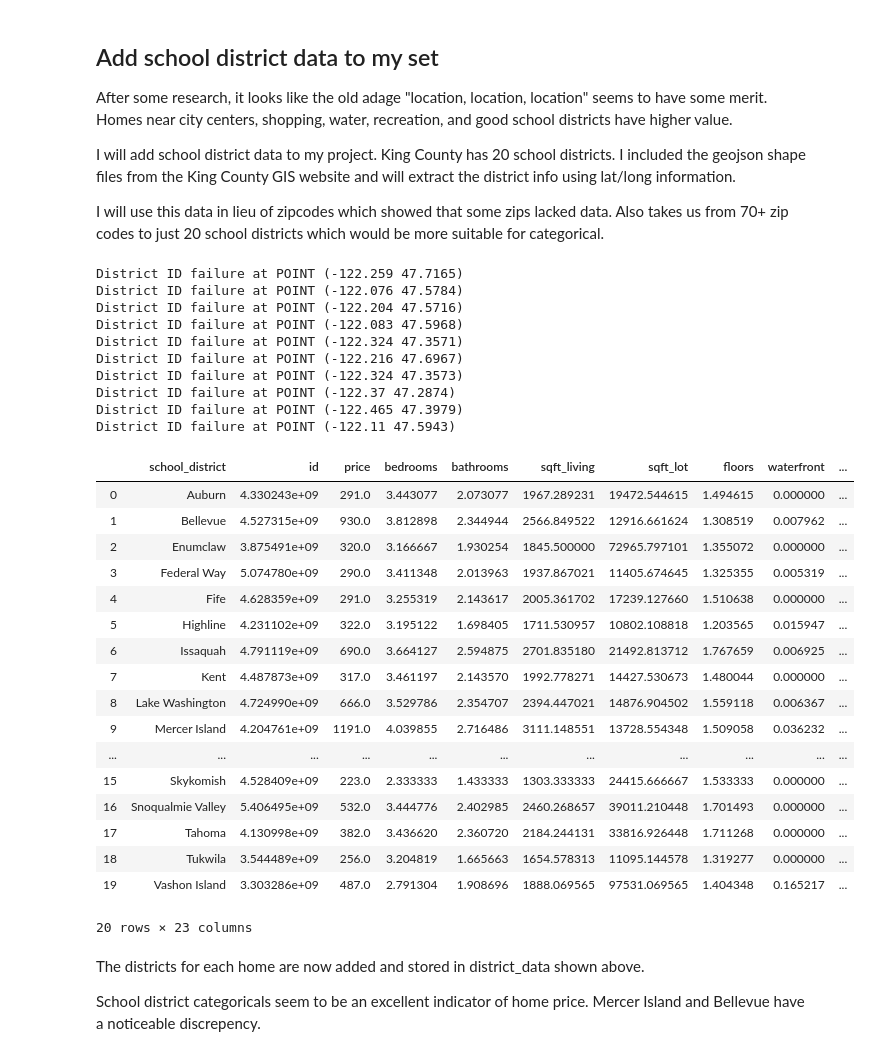
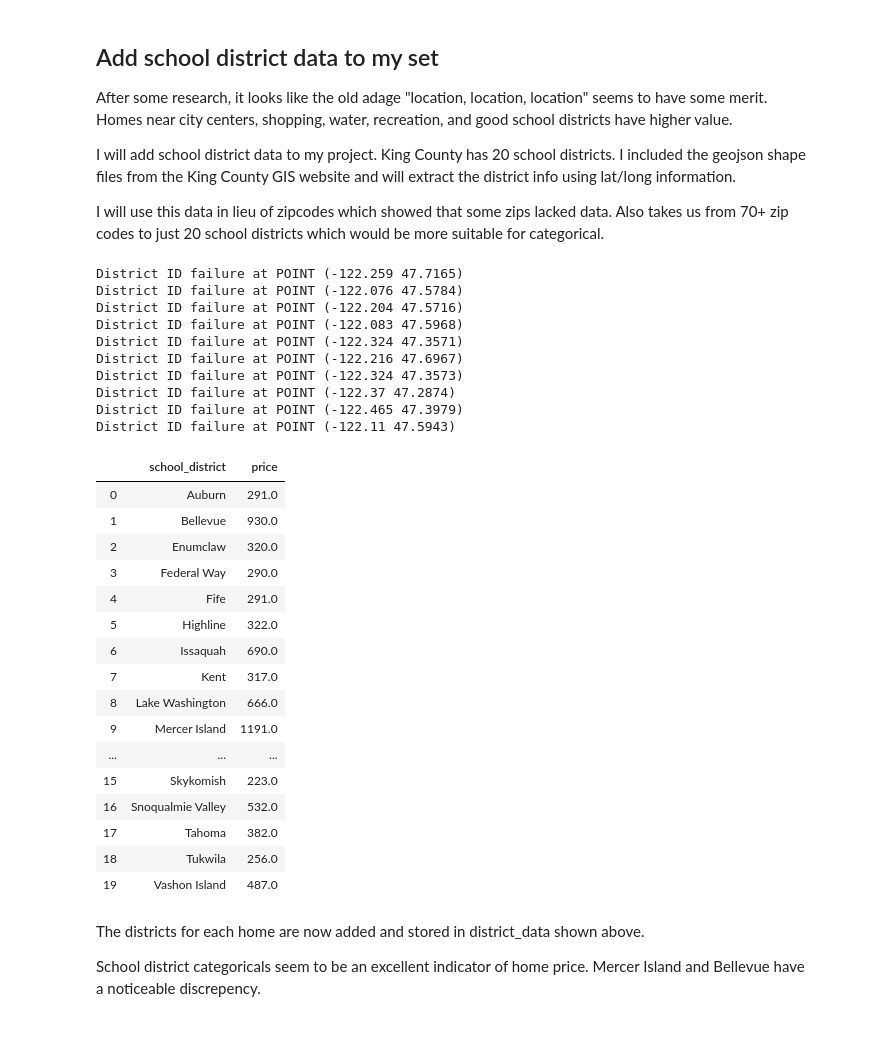
Before and after one commit to sciencelee/dsc-mod-2-project-v2-1-online-ds-sp-000, a Jupyter notebook: 01-Prepare Data.ipynb, the cells around one changed output. Cells and saved outputs as stored; diff of their text form; code cells hidden in the pictures.

```diff
--- a/01-Prepare Data.ipynb
+++ b/01-Prepare Data.ipynb
@@ -496,52 +362,51 @@ polygons[0]
 # create a combined longlat column
 kc_schools['longlat'] = list(zip(kc_schools.long, kc_schools.lat))
 
 # use my new make_point function to create a column of Point objects for plotting
 kc_schools['points'] = kc_schools['longlat'].apply(make_point)
 kc_schools
 
 # There is likely a fix, but it only costs 60 lines for now, so will save that for later if I have time.
 kc_schools.dropna(inplace=True)
 
 
 
 kc_schools['school_district'] = kc_schools['points'].apply(which_district, args=(polygons, dist_names,))
 
 
 # # get the mean value across all districts
 district_data = kc_schools.groupby('school_district').aggregate(np.mean)
 district_data['price'] = district_data['price'].round(-3) // 1000
 district_data.reset_index(inplace = True)
-district_data
+district_data[['school_district', 'price']]
 # %% [output]
 District ID failure at POINT (-122.259 47.7165)
 District ID failure at POINT (-122.076 47.5784)
 District ID failure at POINT (-122.204 47.5716)
 District ID failure at POINT (-122.083 47.5968)
 District ID failure at POINT (-122.324 47.3571)
 District ID failure at POINT (-122.216 47.6967)
 District ID failure at POINT (-122.324 47.3573)
 District ID failure at POINT (-122.37 47.2874)
 District ID failure at POINT (-122.465 47.3979)
 District ID failure at POINT (-122.11 47.5943)
-|  | school_district | id | price | bedrooms | bathrooms | sqft_living | sqft_lot | floors | waterfront | ... |
-| 0 | Auburn | 4.330243e+09 | 291.0 | 3.443077 | 2.073077 | 1967.289231 | 19472.544615 | 1.494615 | 0.000000 | ... |
-| 1 | Bellevue | 4.527315e+09 | 930.0 | 3.812898 | 2.344944 | 2566.849522 | 12916.661624 | 1.308519 | 0.007962 | ... |
-| 2 | Enumclaw | 3.875491e+09 | 320.0 | 3.166667 | 1.930254 | 1845.500000 | 72965.797101 | 1.355072 | 0.000000 | ... |
-| 3 | Federal Way | 5.074780e+09 | 290.0 | 3.411348 | 2.013963 | 1937.867021 | 11405.674645 | 1.325355 | 0.005319 | ... |
-| 4 | Fife | 4.628359e+09 | 291.0 | 3.255319 | 2.143617 | 2005.361702 | 17239.127660 | 1.510638 | 0.000000 | ... |
-| 5 | Highline | 4.231102e+09 | 322.0 | 3.195122 | 1.698405 | 1711.530957 | 10802.108818 | 1.203565 | 0.015947 | ... |
-| 6 | Issaquah | 4.791119e+09 | 690.0 | 3.664127 | 2.594875 | 2701.835180 | 21492.813712 | 1.767659 | 0.006925 | ... |
-| 7 | Kent | 4.487873e+09 | 317.0 | 3.461197 | 2.143570 | 1992.778271 | 14427.530673 | 1.480044 | 0.000000 | ... |
-| 8 | Lake Washington | 4.724990e+09 | 666.0 | 3.529786 | 2.354707 | 2394.447021 | 14876.904502 | 1.559118 | 0.006367 | ... |
-| 9 | Mercer Island | 4.204761e+09 | 1191.0 | 4.039855 | 2.716486 | 3111.148551 | 13728.554348 | 1.509058 | 0.036232 | ... |
-| ... | ... | ... | ... | ... | ... | ... | ... | ... | ... | ... |
-| 15 | Skykomish | 4.528409e+09 | 223.0 | 2.333333 | 1.433333 | 1303.333333 | 24415.666667 | 1.533333 | 0.000000 | ... |
-| 16 | Snoqualmie Valley | 5.406495e+09 | 532.0 | 3.444776 | 2.402985 | 2460.268657 | 39011.210448 | 1.701493 | 0.000000 | ... |
-| 17 | Tahoma | 4.130998e+09 | 382.0 | 3.436620 | 2.360720 | 2184.244131 | 33816.926448 | 1.711268 | 0.000000 | ... |
-| 18 | Tukwila | 3.544489e+09 | 256.0 | 3.204819 | 1.665663 | 1654.578313 | 11095.144578 | 1.319277 | 0.000000 | ... |
-| 19 | Vashon Island | 3.303286e+09 | 487.0 | 2.791304 | 1.908696 | 1888.069565 | 97531.069565 | 1.404348 | 0.165217 | ... |
+|  | school_district | price |
+| 0 | Auburn | 291.0 |
+| 1 | Bellevue | 930.0 |
+| 2 | Enumclaw | 320.0 |
+| 3 | Federal Way | 290.0 |
+| 4 | Fife | 291.0 |
+| 5 | Highline | 322.0 |
+| 6 | Issaquah | 690.0 |
+| 7 | Kent | 317.0 |
+| 8 | Lake Washington | 666.0 |
+| 9 | Mercer Island | 1191.0 |
+| ... | ... | ... |
+| 15 | Skykomish | 223.0 |
+| 16 | Snoqualmie Valley | 532.0 |
+| 17 | Tahoma | 382.0 |
+| 18 | Tukwila | 256.0 |
+| 19 | Vashon Island | 487.0 |
-20 rows × 23 columns
 # %% [markdown]
 The districts for each home are now added and stored in district_data shown above.
 
```
Also changed, not shown: parts of 16 cells of this notebook, 9 other files.
